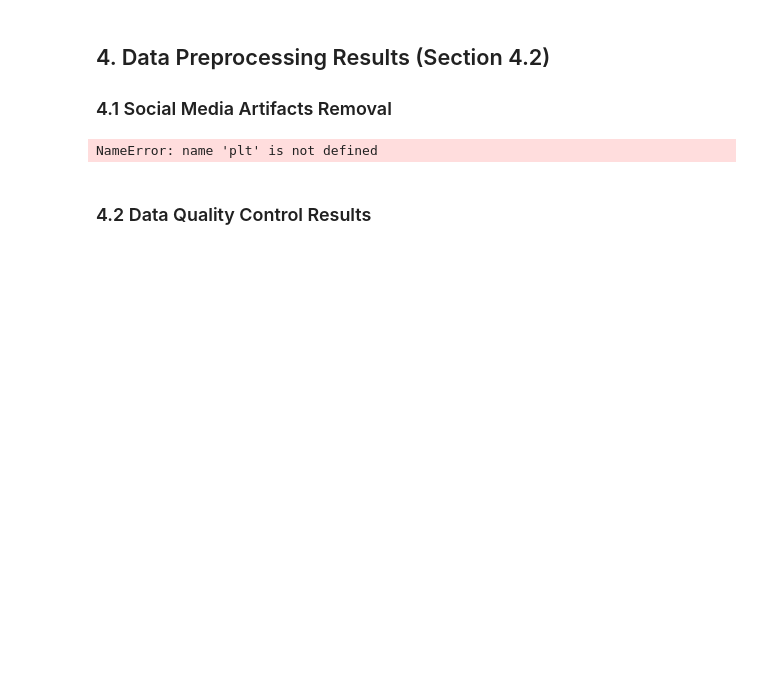
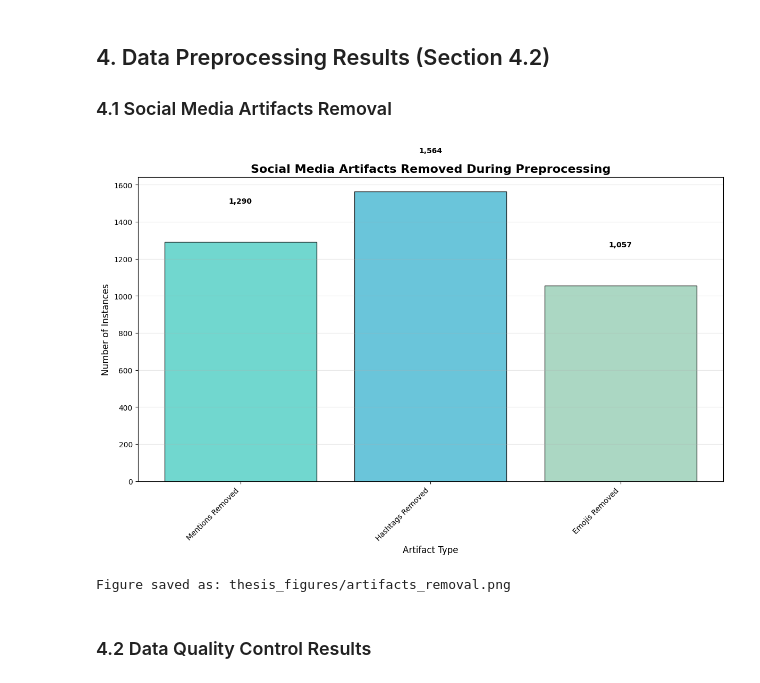
Before and after one commit to rjsalinas/Moodeng-MT, a Jupyter notebook: python-script/create_thesis_charts.ipynb, the cells around one changed output. Cells and saved outputs as stored; diff of their text form; code cells hidden in the pictures; blank space fills up the shorter version.

Commit message:
edited thesis charts in Jupyter notebook: updated artifact statistics by removing URLs, added matplotlib import, and fixed execution counts for improved clarity and functionality.

```diff
--- a/python-script/create_thesis_charts.ipynb
+++ b/python-script/create_thesis_charts.ipynb
@@ -110,30 +112,31 @@ Figure saved as: thesis_figures/data_collection_success.png
 ### 4.1 Social Media Artifacts Removal
 # %%
 # Social media artifacts removal statistics
-artifacts = ['URLs Removed', 'Mentions Removed', 'Hashtags Removed', 'Emojis Removed']
-counts = [25552, 1290, 1564, 1057]
-colors = ['#ff6b6b', '#4ecdc4', '#45b7d1', '#96ceb4']
+artifacts = ['Mentions Removed', 'Hashtags Removed', 'Emojis Removed']
+counts = [1290, 1564, 1057]
+colors = ['#4ecdc4', '#45b7d1', '#96ceb4']
 
 plt.figure(figsize=(12, 8))
 bars = plt.bar(artifacts, counts, color=colors, alpha=0.8, edgecolor='black', linewidth=1)
 plt.title('Social Media Artifacts Removed During Preprocessing', fontsize=16, fontweight='bold')
 plt.ylabel('Number of Instances', fontsize=12)
 plt.xlabel('Artifact Type', fontsize=12)
 plt.xticks(rotation=45, ha='right')
 
 # Add value labels on bars
 for bar, count in zip(bars, counts):
     plt.text(bar.get_x() + bar.get_width()/2, bar.get_height() + 200,
              f'{count:,}', ha='center', va='bottom', fontweight='bold')
 
 plt.grid(True, alpha=0.3, axis='y')
 plt.tight_layout()
 plt.savefig('thesis_figures/artifacts_removal.png', dpi=300, bbox_inches='tight')
 plt.show()
 
 print("Figure saved as: thesis_figures/artifacts_removal.png")
 # %% [output]
+[figure, added]
-NameError: name 'plt' is not defined
+Figure saved as: thesis_figures/artifacts_removal.png
 # %% [markdown]
 ### 4.2 Data Quality Control Results
 # %%
```
Also changed, not shown: parts of 1 cell of this notebook.
